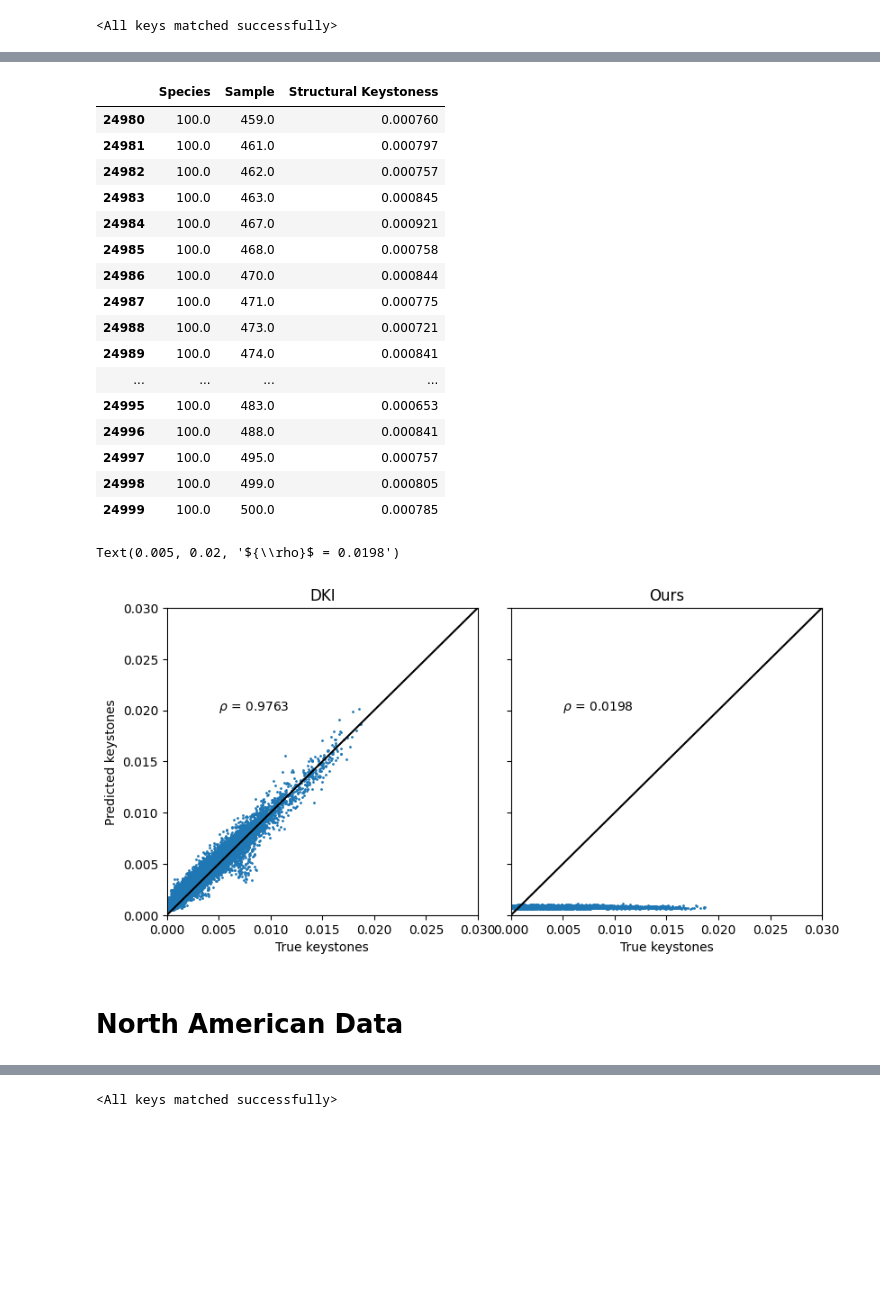
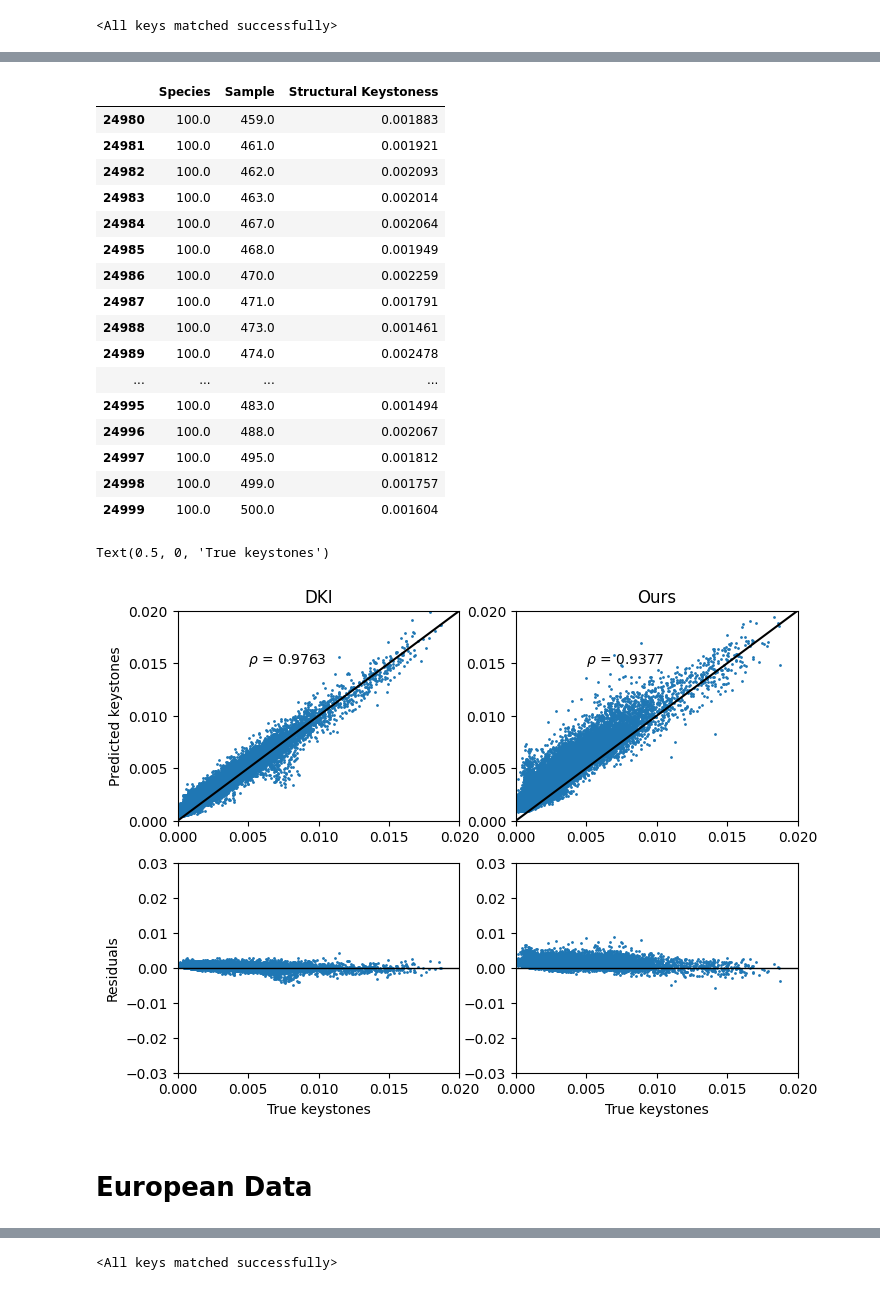
Before and after one commit to rkdan/Keystone, a Jupyter notebook: notebook.ipynb, the cells around one changed output, grey strips where cells are left out. Saved outputs shown, nothing was run; the diff lists cells and outputs as text; code cells hidden in the pictures; blank space fills up the shorter version.

Commit message:
Played around with different models, loss, etc.

```diff
--- a/notebook.ipynb
+++ b/notebook.ipynb
@@ -51,5 +57,5 @@ plt.legend()
 # %%
-state_dict = torch.load('./simple_net.pt')
+state_dict = torch.load('./models/DKI_data_NLLoss_net.pt')
 net = Net(100, 100, layers=[100])
 net.load_state_dict(state_dict)
 # %% [output]
@@ -57,3 +65,3 @@ net.load_state_dict(state_dict)
 # %%
 X, Y = process_data('./data/DKI_data/Ptrain.csv')
-# K = calculate_keystone_array(X, Y, net)
+K = calculate_keystone_array(X, Y, net)
@@ -178,49 +97,62 @@ dataframe = pd.DataFrame(non_zero, columns=['Species', 'Sample', 'Structural Key
 dataframe.tail(20)
 # %% [output]
 |  | Species | Sample | Structural Keystoness |
-| 24980 | 100.0 | 459.0 | 0.000760 |
-| 24981 | 100.0 | 461.0 | 0.000797 |
-| 24982 | 100.0 | 462.0 | 0.000757 |
-| 24983 | 100.0 | 463.0 | 0.000845 |
-| 24984 | 100.0 | 467.0 | 0.000921 |
-| 24985 | 100.0 | 468.0 | 0.000758 |
-| 24986 | 100.0 | 470.0 | 0.000844 |
-| 24987 | 100.0 | 471.0 | 0.000775 |
-| 24988 | 100.0 | 473.0 | 0.000721 |
-| 24989 | 100.0 | 474.0 | 0.000841 |
+| 24980 | 100.0 | 459.0 | 0.001883 |
+| 24981 | 100.0 | 461.0 | 0.001921 |
+| 24982 | 100.0 | 462.0 | 0.002093 |
+| 24983 | 100.0 | 463.0 | 0.002014 |
+| 24984 | 100.0 | 467.0 | 0.002064 |
+| 24985 | 100.0 | 468.0 | 0.001949 |
+| 24986 | 100.0 | 470.0 | 0.002259 |
+| 24987 | 100.0 | 471.0 | 0.001791 |
+| 24988 | 100.0 | 473.0 | 0.001461 |
+| 24989 | 100.0 | 474.0 | 0.002478 |
 | ... | ... | ... | ... |
-| 24995 | 100.0 | 483.0 | 0.000653 |
-| 24996 | 100.0 | 488.0 | 0.000841 |
-| 24997 | 100.0 | 495.0 | 0.000757 |
-| 24998 | 100.0 | 499.0 | 0.000805 |
-| 24999 | 100.0 | 500.0 | 0.000785 |
+| 24995 | 100.0 | 483.0 | 0.001494 |
+| 24996 | 100.0 | 488.0 | 0.002067 |
+| 24997 | 100.0 | 495.0 | 0.001812 |
+| 24998 | 100.0 | 499.0 | 0.001757 |
+| 24999 | 100.0 | 500.0 | 0.001604 |
 # %%
 
-fig, (ax1, ax2) = plt.subplots(figsize=(8,4), ncols=2, sharey=True)
-fig.tight_layout()
+fig, ((ax1, ax2),(ax3,ax4)) = plt.subplots(figsize=(8,6), ncols=2, nrows=2)
+# fig.tight_layout()
 ax1.scatter(true_keystones, pred_keystones, s=1)
 ax1.plot([0,0.03], [0,0.03], 'k-')
-ax1.set_xlim(0,0.03)
-ax1.set_ylim(0,0.03)
-ax1.set_xlabel('True keystones')
+ax1.set_xlim(0,0.02)
+ax1.set_ylim(0,0.02)
+# ax1.set_xlabel('True keystones')
 ax1.set_ylabel('Predicted keystones')
 ax1.set_title('DKI')
 
 ax2.scatter(true_keystones, my_keystones, s=1)
 ax2.plot([0,0.03], [0,0.03], 'k-')
-ax2.set_xlim(0,0.03)
-ax2.set_ylim(0,0.03)
-ax2.set_xlabel('True keystones')
+ax2.set_xlim(0,0.02)
+ax2.set_ylim(0,0.02)
+# ax2.set_xlabel('True keystones')
 ax2.set_title('Ours')
 
 # correlation
 from scipy.stats import pearsonr
-ax1.text(0.005,0.02,f"${{\\rho}}$ = {pearsonr(true_keystones, pred_keystones)[0]:.4f}")
-ax2.text(0.005,0.02,f"${{\\rho}}$ = {pearsonr(true_keystones, my_keystones)[0]:.4f}")
+ax1.text(0.005,0.015,f"${{\\rho}}$ = {pearsonr(true_keystones, pred_keystones)[0]:.4f}")
+ax2.text(0.005,0.015,f"${{\\rho}}$ = {pearsonr(true_keystones, my_keystones)[0]:.4f}")
+
+ax3.scatter(true_keystones, pred_keystones-true_keystones, s=1)
+ax3.axhline(0, color='k', lw=1)
+ax3.set_xlim(0,0.02)
+ax3.set_ylim(-0.03,0.03)
+ax3.set_xlabel('True keystones')
+ax3.set_ylabel('Residuals')
+
+ax4.scatter(true_keystones, my_keystones-true_keystones, s=1)
+ax4.axhline(0, color='k', lw=1)
+ax4.set_xlim(0,0.02)
+ax4.set_ylim(-0.03,0.03)
+ax4.set_xlabel('True keystones')
 # %% [output]
-Text(0.005, 0.02, '${\\rho}$ = 0.0198')
+Text(0.5, 0, 'True keystones')
-[figure, old version]
+[figure, new version]
 # %% [markdown]
-# North American Data
+# European Data
 # %%
 training_params = SimpleNamespace(
```
Also changed, not shown: parts of 36 cells of this notebook, 25 other files.
